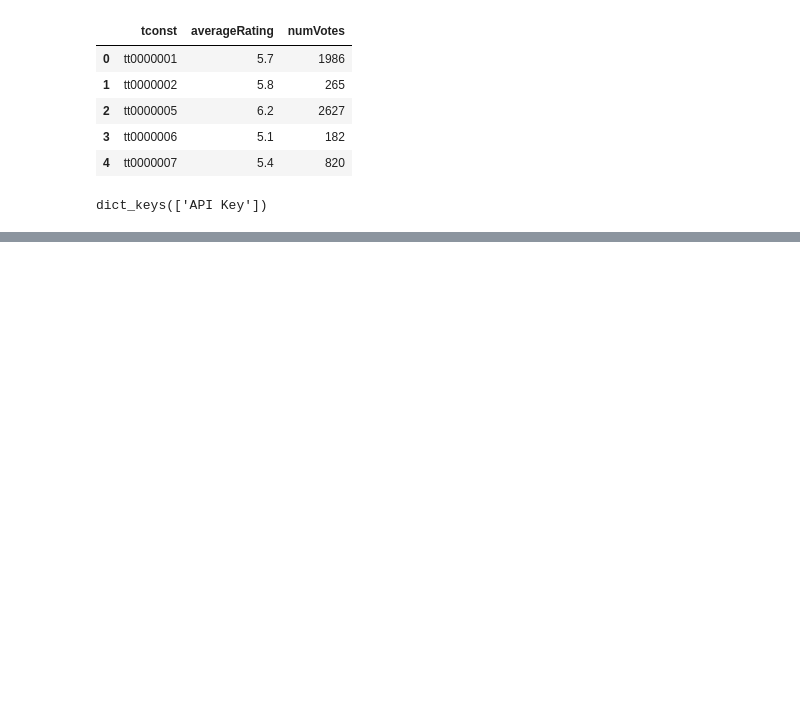
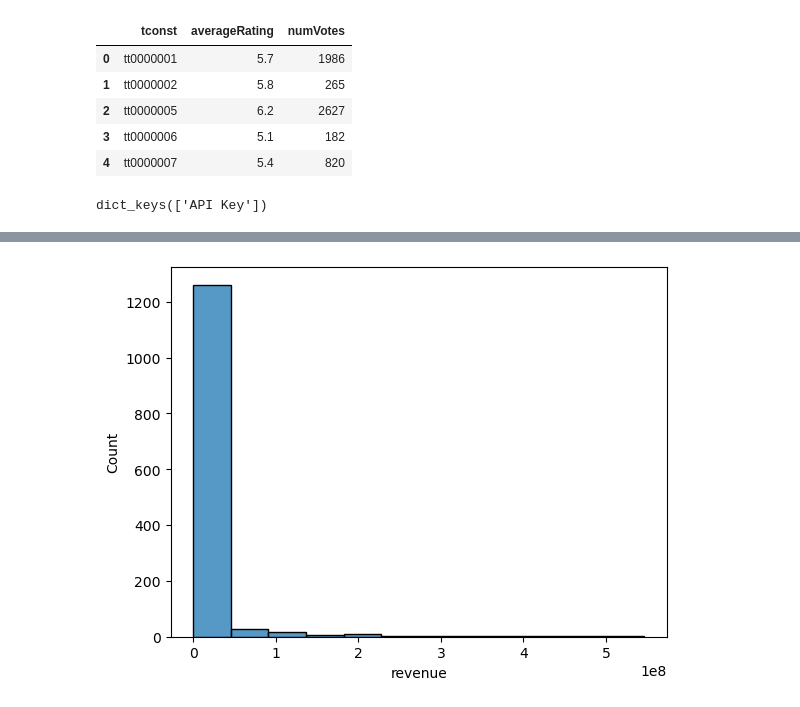
Before and after one commit to wrodemoyer/Movies-IMDB, a Jupyter notebook: Movies - IMDB.ipynb, the cells around one changed output, grey strips where cells are left out. Drawn from its saved outputs; the diff is of its cells as text; code cells hidden in the pictures; blank space fills up the shorter version.

```diff
--- a/Movies - IMDB.ipynb
+++ b/Movies - IMDB.ipynb
@@ -363,0 +373,3 @@ print(f"- Total errors: {len(errors)}")
+# %%
+df00= pd.read_csv('Data/final_tmdb_data_2000.csv.gz')
+df00.shape
@@ -363,0 +378,3 @@ print(f"- Total errors: {len(errors)}")
+# %%
+df01= pd.read_csv('Data/final_tmdb_data_2001.csv.gz')
+df01.shape
@@ -363,0 +383,3 @@ print(f"- Total errors: {len(errors)}")
+# %%
+df1= pd.concat([df00, df01], axis=0)
+df1.head()
@@ -363,0 +438,6 @@ print(f"- Total errors: {len(errors)}")
+# %%
+df1 = df1.loc[~df1.index.duplicated(), :]
+# %%
+ax = sns.histplot(data= df1,x= 'revenue');
+# %% [output]
+[figure, added]
```
Also changed, not shown: parts of 22 cells of this notebook.
